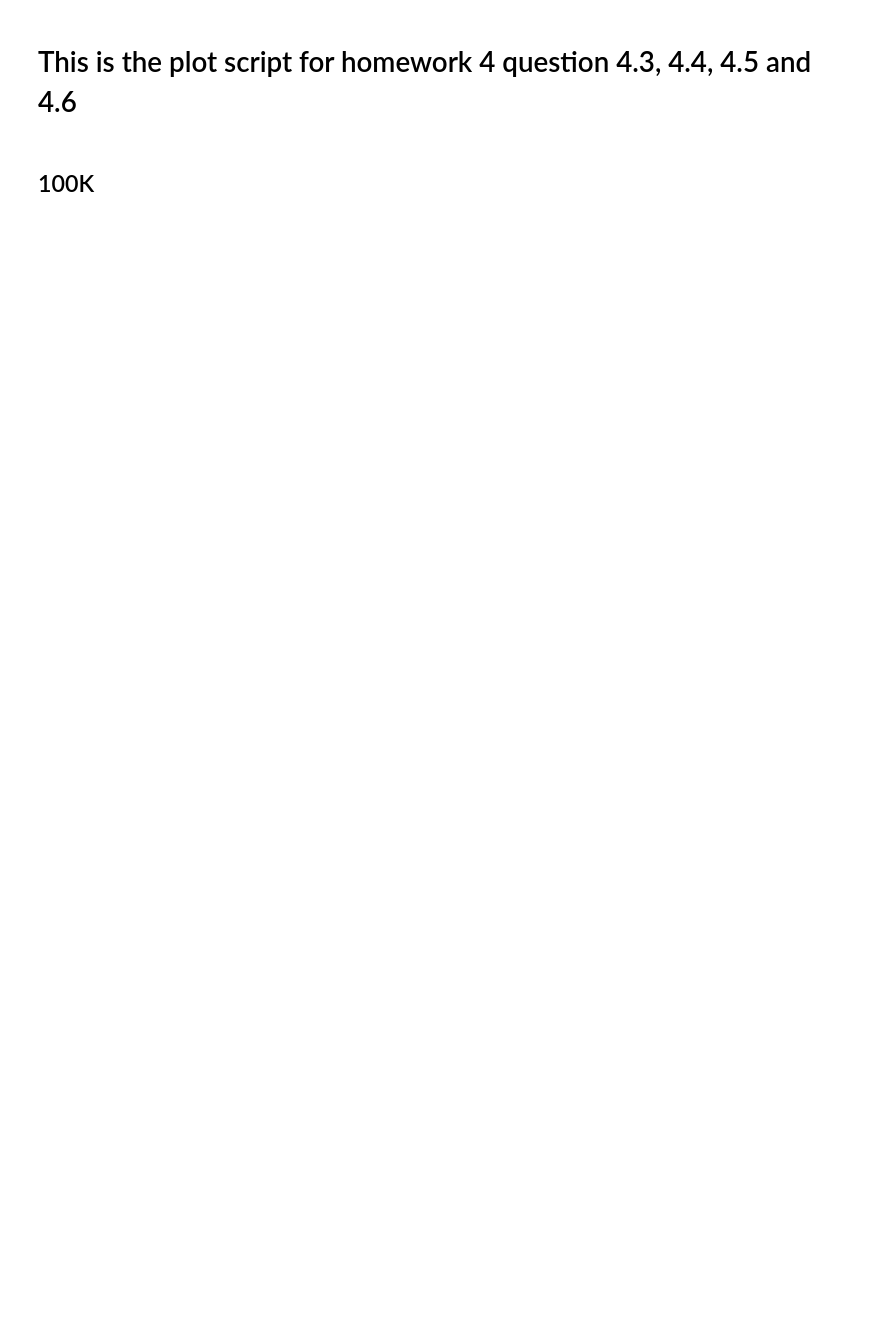
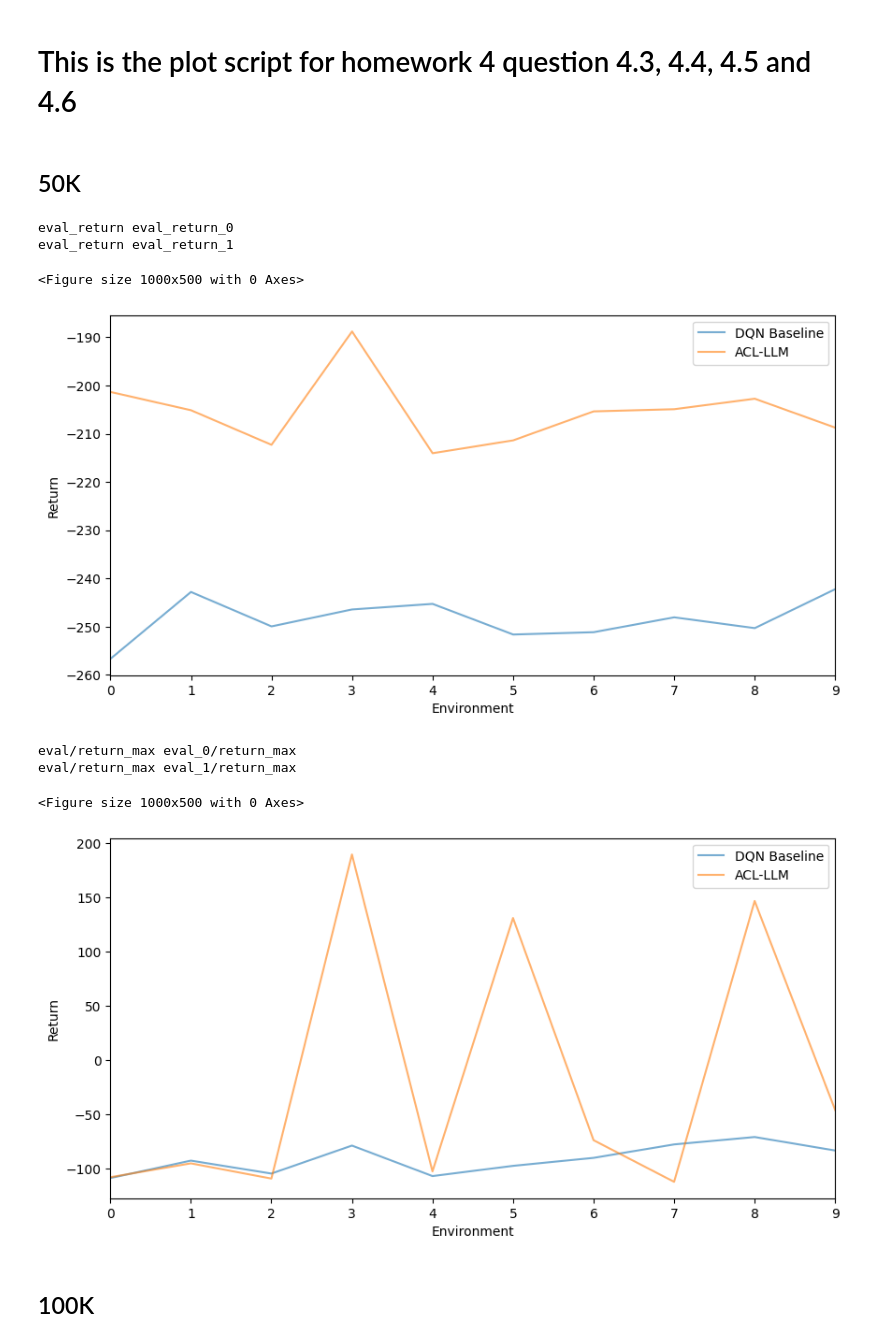
Before and after one commit to hansungkim98122/285_project, a Jupyter notebook: manual_plot.ipynb, the cells around one changed output. Saved outputs shown, nothing was run; the diff lists cells and outputs as text; code cells hidden in the pictures; blank space fills up the shorter version.

```diff
--- a/manual_plot.ipynb
+++ b/manual_plot.ipynb
@@ -11,0 +16,2 @@ import numpy as np
+# %% [markdown]
+## 50K
@@ -12,2 +25,54 @@ import numpy as np
+# %%
+alpha_labels = ['DQN Baseline','ACL-LLM']
+postfix = ['_0','_1']
+for rawkey in Compare_Tag:
+    plt.figure(figsize=(10, 5))
+    fig,ax = plt.subplots(1,1,figsize=(10,5))
+    bar_width = 0.35
+    opacity = 0.8
+
+    for i in range(2):
+        if '/' in rawkey:
+            key = rawkey.split('/')
+            key = key[0]+postfix[i]+'/'+key[1]
+        else:
+            key = rawkey+postfix[i]
+        print(rawkey,key)
+        scalar_keys = [key]
+        if isinstance(scalar_keys, str):
+            scalar_keys = [scalar_keys]
+
+        # Extract the scalar summaries
+        scalars = {}
+        for tag in scalar_keys:
+            scalars_for_tag = event_acc.Scalars(tag)
+            scalars[tag] = {
+                'step': [s.step for s in scalars_for_tag],
+                'wall_time': [s.wall_time for s in scalars_for_tag],
+                'value': [s.value for s in scalars_for_tag],
+            }
+            ax.plot(scalars[tag]['step'],scalars[tag]['value'],label=alpha_labels[i],alpha=0.6)
+            # index = np.arange(len(scalars[tag]['step']))
+            # ax.bar(index + bar_width*i, scalars[tag]['value'], bar_width, alpha=opacity, label=alpha_labels[i])
+    ax.legend(loc='upper right')
+    ax.set_xlabel('Environment')
+    ax.set_ylabel('Return')
+    ax.set_xlim([0, 9])
+
+    if 'max' in rawkey:
+        fp = 'figures/50k_eval_max.png'
+    else:
+        fp = 'figures/50k_eval_return.png'
+    plt.savefig(fp,dpi=300)
+    plt.show()
+# %% [output]
+eval_return eval_return_0
+eval_return eval_return_1
+<Figure size 1000x500 with 0 Axes>
+[figure, added]
+eval/return_max eval_0/return_max
+eval/return_max eval_1/return_max
+<Figure size 1000x500 with 0 Axes>
+[figure, added]
 # %% [markdown]
 ## 100K
```
Also changed, not shown: parts of 13 cells of this notebook, 4 other files.
